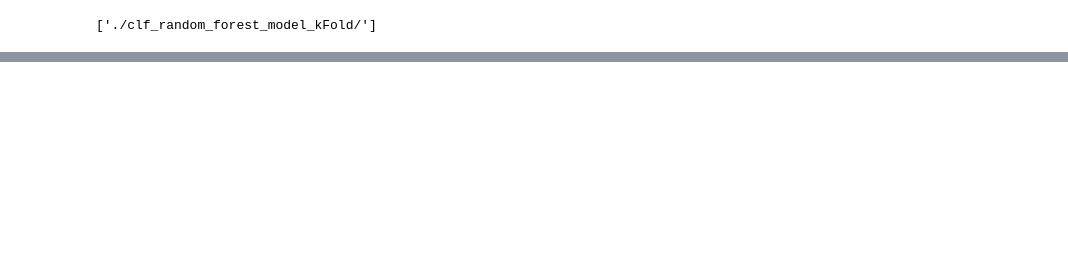
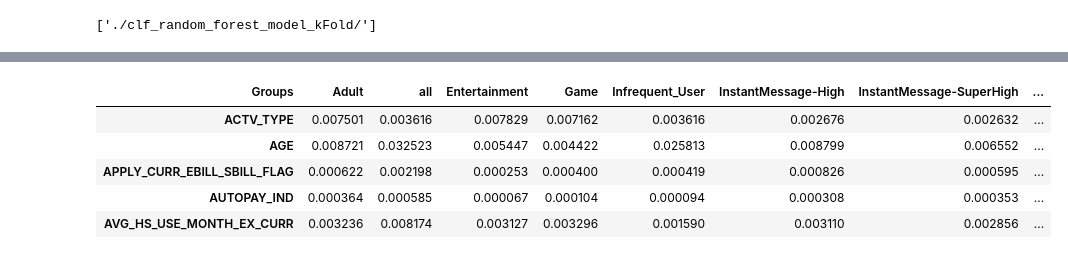
Before and after one commit to xiaosean/preprocess_py, a Jupyter notebook: csv_collect_concat.ipynb, the cells around one changed output, grey strips where cells are left out. Saved outputs shown, nothing was run; the diff lists cells and outputs as text; code cells hidden in the pictures; blank space fills up the shorter version.

```diff
--- a/csv_collect_concat.ipynb
+++ b/csv_collect_concat.ipynb
@@ -172,0 +132,9 @@ df.head()
+# %%
+importance_df.head()
+# %% [output]
+| Groups | Adult | all | Entertainment | Game | Infrequent_User | InstantMessage-High | InstantMessage-SuperHigh | ... |
+| ACTV_TYPE | 0.007501 | 0.003616 | 0.007829 | 0.007162 | 0.003616 | 0.002676 | 0.002632 | ... |
+| AGE | 0.008721 | 0.032523 | 0.005447 | 0.004422 | 0.025813 | 0.008799 | 0.006552 | ... |
+| APPLY_CURR_EBILL_SBILL_FLAG | 0.000622 | 0.002198 | 0.000253 | 0.000400 | 0.000419 | 0.000826 | 0.000595 | ... |
+| AUTOPAY_IND | 0.000364 | 0.000585 | 0.000067 | 0.000104 | 0.000094 | 0.000308 | 0.000353 | ... |
+| AVG_HS_USE_MONTH_EX_CURR | 0.003236 | 0.008174 | 0.003127 | 0.003296 | 0.001590 | 0.003110 | 0.002856 | ... |
```
Also changed, not shown: parts of 17 cells of this notebook, 27 other files.
